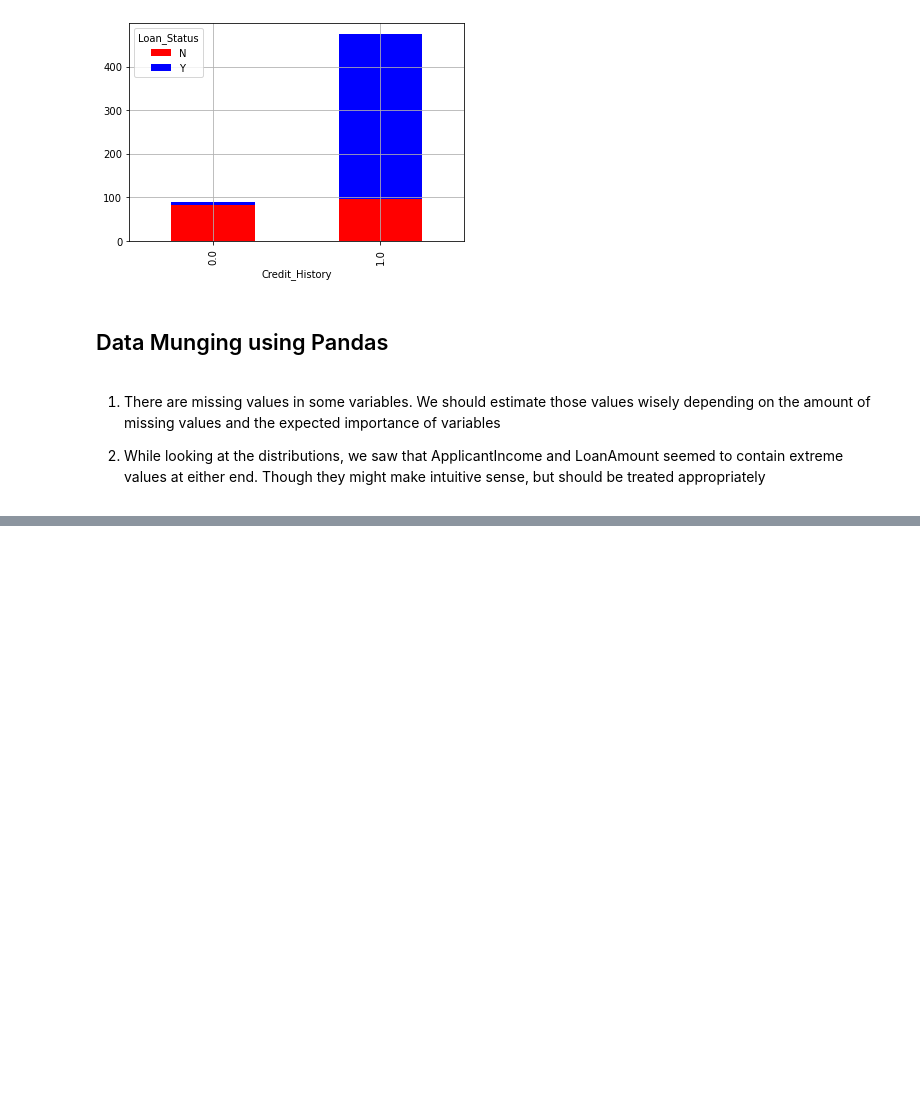
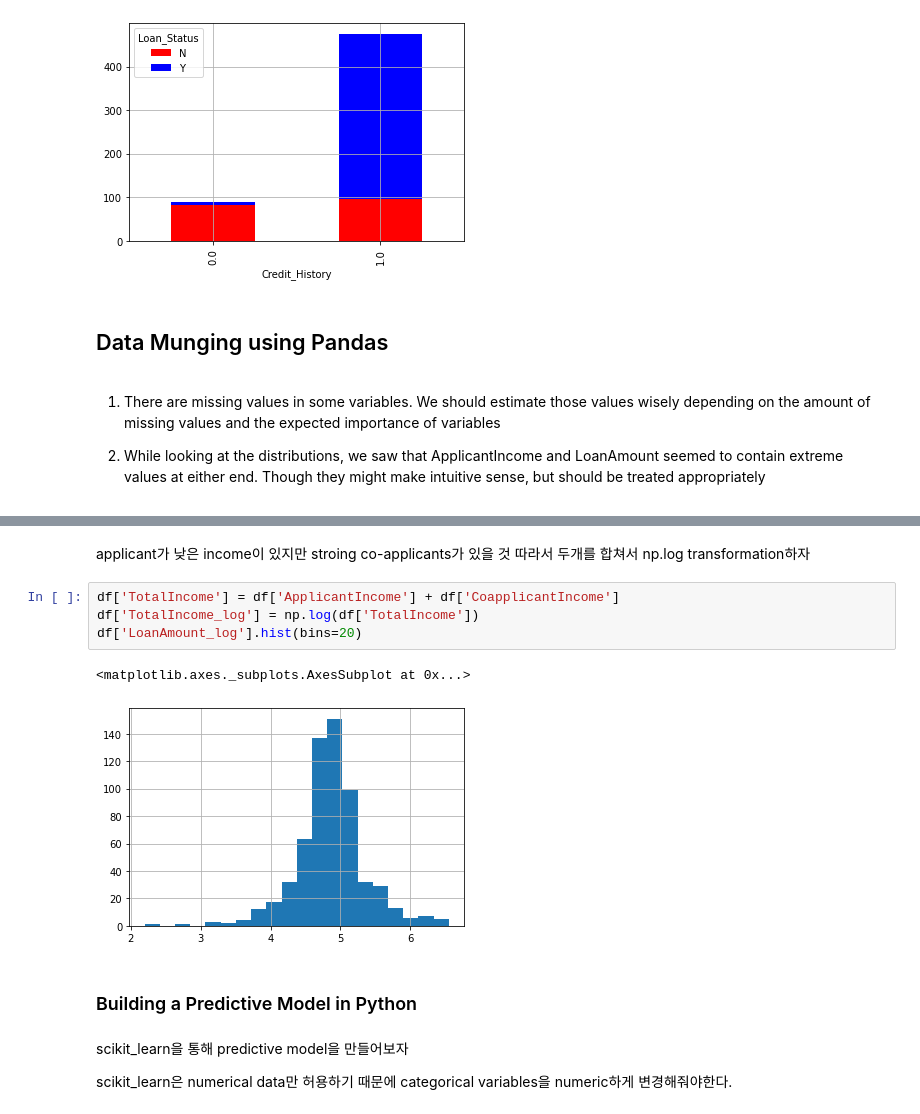
Before and after one commit to dabini/Data-Science, a Jupyter notebook: 데이터분석/머신러닝_Loan Prediction.ipynb, the cells around one changed output, grey strips where cells are left out. Saved outputs shown, nothing was run; the diff lists cells and outputs as text; blank space fills up the shorter version.

```diff
--- a/데이터분석/머신러닝_Loan Prediction.ipynb
+++ b/데이터분석/머신러닝_Loan Prediction.ipynb
@@ -162,0 +216,16 @@ temp3.plot(kind="bar", stacked=True, color=['red', 'blue'], grid=True)
+# %% [markdown]
+applicant가 낮은 income이 있지만 stroing co-applicants가 있을 것
+따라서 두개를 합쳐서 np.log transformation하자
+# %%
+df['TotalIncome'] = df['ApplicantIncome'] + df['CoapplicantIncome']
+df['TotalIncome_log'] = np.log(df['TotalIncome'])
+df['LoanAmount_log'].hist(bins=20)
+# %% [output]
+<matplotlib.axes._subplots.AxesSubplot at 0x...>
+[figure, added]
+# %% [markdown]
+### Building a Predictive Model in Python
+# %% [markdown]
+scikit_learn을 통해 predictive model을 만들어보자
+
+scikit_learn은 numerical data만 허용하기 때문에 categorical variables을 numeric하게 변경해줘야한다.
```
Also changed, not shown: parts of 11 cells of this notebook.
